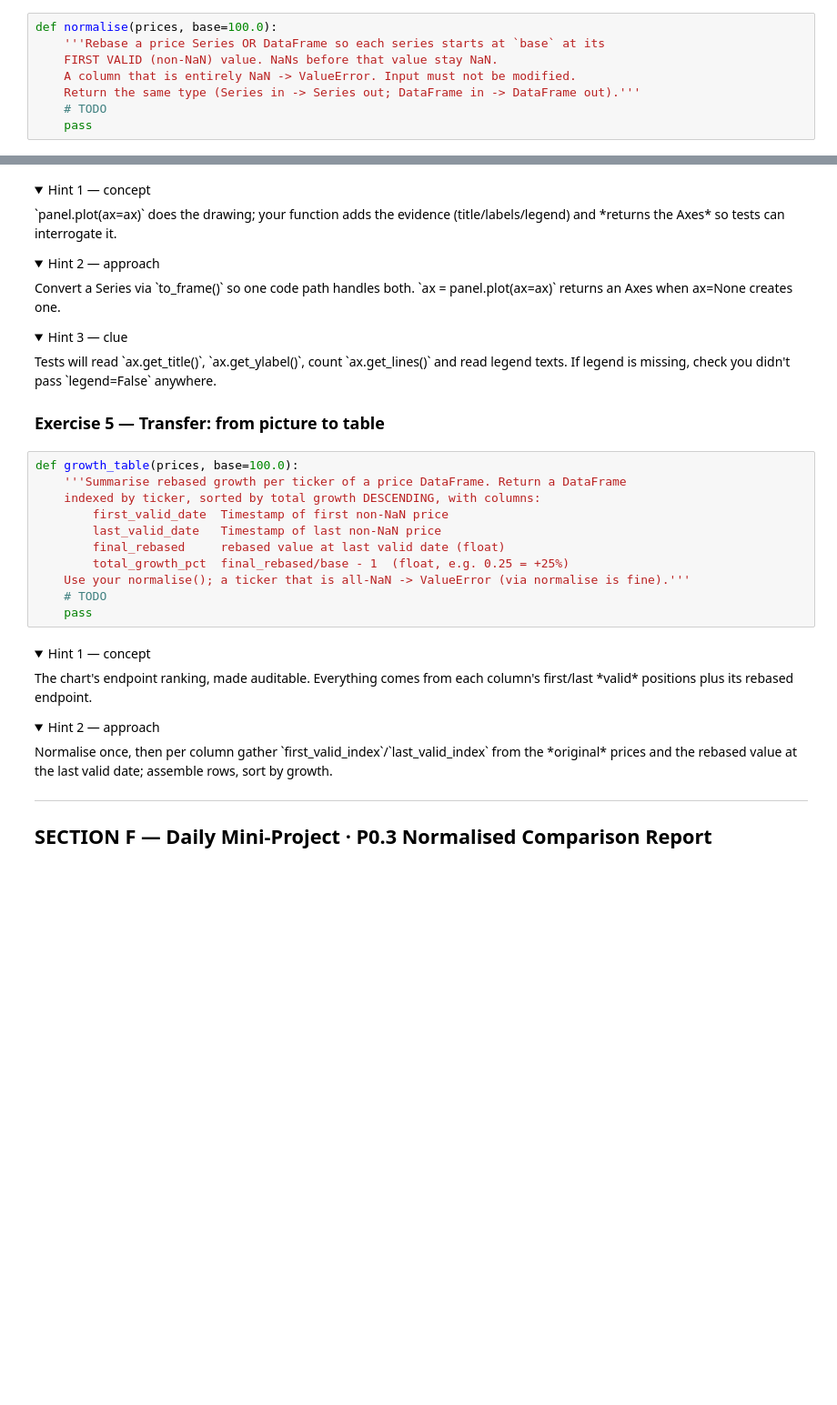
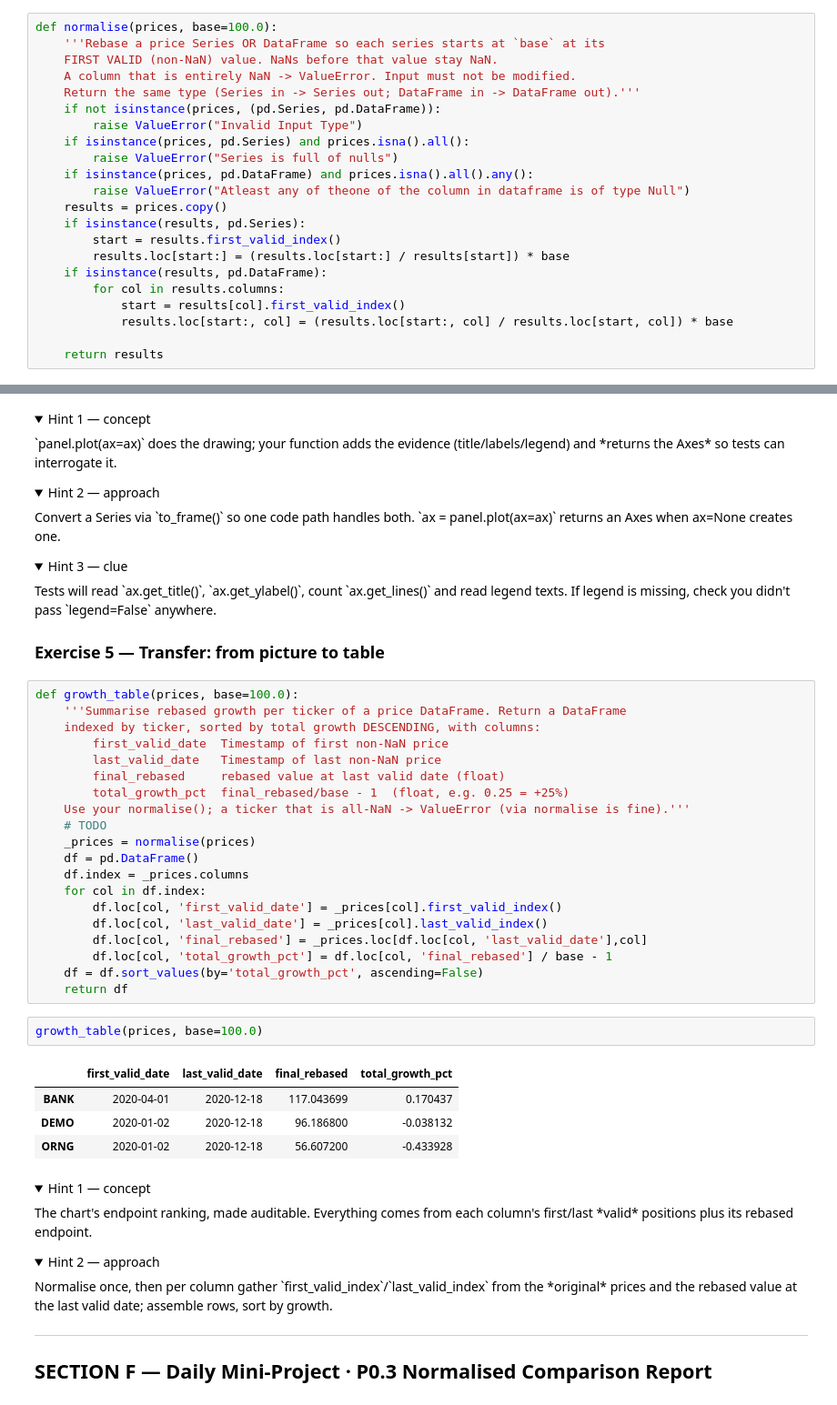
Before and after one commit to muvandii/PyTrades, a Jupyter notebook: notebooks/Day_03_Visualisation_Normalisation_Creating_Data.ipynb, the cells around one changed output, grey strips where cells are left out. Shown at 91% size. Saved outputs shown, nothing was run; the diff lists cells and outputs as text; folded sections open; blank space fills up the shorter version.

```diff
--- a/notebooks/Day_03_Visualisation_Normalisation_Creating_Data.ipynb
+++ b/notebooks/Day_03_Visualisation_Normalisation_Creating_Data.ipynb
@@ -172,8 +208,22 @@ def normalise(prices, base=100.0):
     FIRST VALID (non-NaN) value. NaNs before that value stay NaN.
     A column that is entirely NaN -> ValueError. Input must not be modified.
     Return the same type (Series in -> Series out; DataFrame in -> DataFrame out).'''
-    # TODO
-    pass
+    if not isinstance(prices, (pd.Series, pd.DataFrame)):
+        raise ValueError("Invalid Input Type")
+    if isinstance(prices, pd.Series) and prices.isna().all():
+        raise ValueError("Series is full of nulls")
+    if isinstance(prices, pd.DataFrame) and prices.isna().all().any():
+        raise ValueError("Atleast any of theone of the column in dataframe is of type Null")
+    results = prices.copy()
+    if isinstance(results, pd.Series):
+        start = results.first_valid_index()
+        results.loc[start:] = (results.loc[start:] / results[start]) * base
+    if isinstance(results, pd.DataFrame):
+        for col in results.columns:
+            start = results[col].first_valid_index()
+            results.loc[start:, col] = (results.loc[start:, col] / results.loc[start, col]) * base
+
+    return results
 # %% [markdown]
 <details><summary>Hint 1 — concept</summary>D1's guided code is the algorithm; your job is packaging it for both Series and DataFrame plus the all-NaN guard.</details>
 <details><summary>Hint 2 — approach</summary>For a Series: `s.loc[s.first_valid_index()]` is the anchor (guard `first_valid_index() is None`). For a DataFrame, apply the Series logic per column — a comprehension or `.apply` over columns keeps one code path.</details>
@@ -247,7 +353,23 @@ def growth_table(prices, base=100.0):
         total_growth_pct  final_rebased/base - 1  (float, e.g. 0.25 = +25%)
     Use your normalise(); a ticker that is all-NaN -> ValueError (via normalise is fine).'''
     # TODO
-    pass
+    _prices = normalise(prices)
+    df = pd.DataFrame()
+    df.index = _prices.columns
+    for col in df.index:
+        df.loc[col, 'first_valid_date'] = _prices[col].first_valid_index()
+        df.loc[col, 'last_valid_date'] = _prices[col].last_valid_index()
+        df.loc[col, 'final_rebased'] = _prices.loc[df.loc[col, 'last_valid_date'],col]
+        df.loc[col, 'total_growth_pct'] = df.loc[col, 'final_rebased'] / base - 1
+    df = df.sort_values(by='total_growth_pct', ascending=False)
+    return df
+# %%
+growth_table(prices, base=100.0)
+# %% [output]
+|  | first_valid_date | last_valid_date | final_rebased | total_growth_pct |
+| BANK | 2020-04-01 | 2020-12-18 | 117.043699 | 0.170437 |
+| DEMO | 2020-01-02 | 2020-12-18 | 96.186800 | -0.038132 |
+| ORNG | 2020-01-02 | 2020-12-18 | 56.607200 | -0.433928 |
 # %% [markdown]
 <details><summary>Hint 1 — concept</summary>The chart's endpoint ranking, made auditable. Everything comes from each column's first/last *valid* positions plus its rebased endpoint.</details>
 <details><summary>Hint 2 — approach</summary>Normalise once, then per column gather `first_valid_index`/`last_valid_index` from the *original* prices and the rebased value at the last valid date; assemble rows, sort by growth.</details>
```
Also changed, not shown: parts of 19 cells of this notebook, 3 other files.
